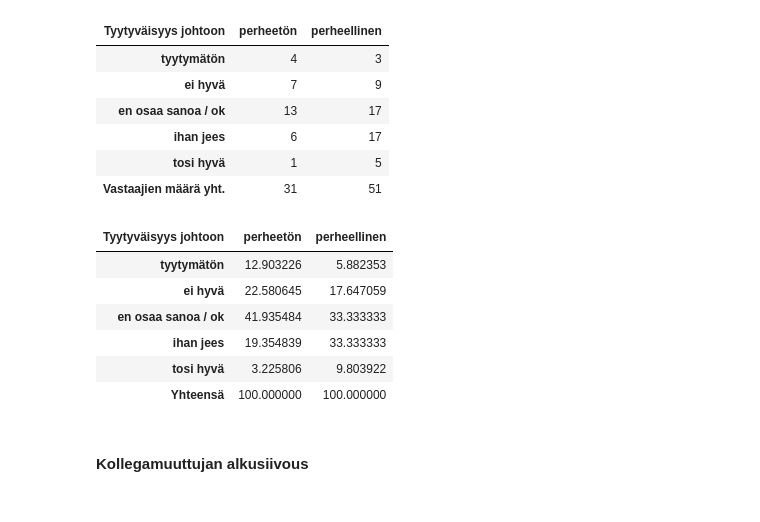
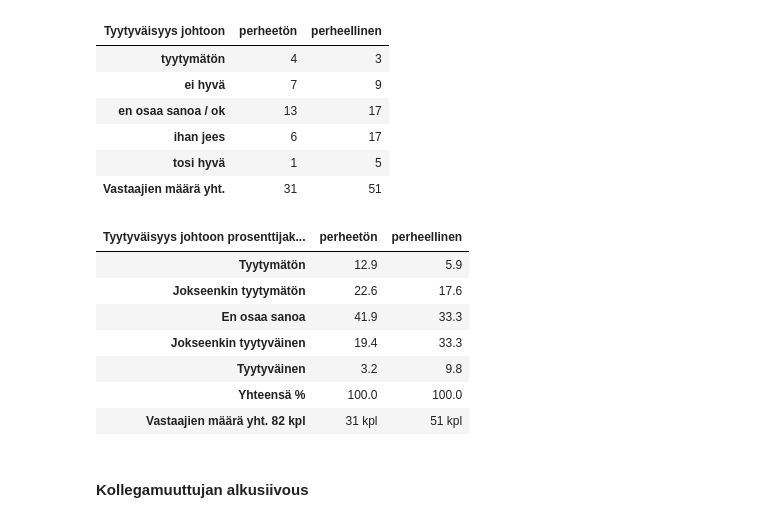
Before and after one commit to Hildura/Tiedonk-sittely-Pytjonilla-Ryhm-5, a Jupyter notebook: Projekti/Analyzing_WorkPlaceSatisfactionSurveyData.ipynb, the cells around one changed output. Cells and saved outputs as stored; diff of their text form; code cells hidden in the pictures.

```diff
--- a/Projekti/Analyzing_WorkPlaceSatisfactionSurveyData.ipynb
+++ b/Projekti/Analyzing_WorkPlaceSatisfactionSurveyData.ipynb
@@ -275,20 +277,23 @@ df_perhe_johto
 # %%
 # taulukko prosentteina
 
 df_perhe_johto = pd.crosstab(df['sat_management'], df['family'], normalize = 'columns') * 100
-df_perhe_johto.index= ['tyytymätön', 'ei hyvä', 'en osaa sanoa / ok', 'ihan jees', 'tosi hyvä' ]
+df_perhe_johto.index= ['Tyytymätön', 'Jokseenkin tyytymätön', 'En osaa sanoa', 'Jokseenkin tyytyväinen', 'Tyytyväinen' ]
 df_perhe_johto.columns = ['perheetön', 'perheellinen']
-df_perhe_johto.columns.name='Tyytyväisyys johtoon'
-df_perhe_johto.loc['Yhteensä'] = df_perhe_johto.sum()
+df_perhe_johto.columns.name='Tyytyväisyys johtoon prosenttijakauma'
+df_perhe_johto.loc['Yhteensä %'] = df_perhe_johto.sum()
+df_perhe_johto = df_perhe_johto.round(1)
+df_perhe_johto.loc['Vastaajien määrä yht. 82 kpl'] = '31 kpl', '51 kpl'
 df_perhe_johto
 # %% [output]
-| Tyytyväisyys johtoon | perheetön | perheellinen |
-| tyytymätön | 12.903226 | 5.882353 |
-| ei hyvä | 22.580645 | 17.647059 |
-| en osaa sanoa / ok | 41.935484 | 33.333333 |
-| ihan jees | 19.354839 | 33.333333 |
-| tosi hyvä | 3.225806 | 9.803922 |
-| Yhteensä | 100.000000 | 100.000000 |
+| Tyytyväisyys johtoon prosenttijak... | perheetön | perheellinen |
+| Tyytymätön | 12.9 | 5.9 |
+| Jokseenkin tyytymätön | 22.6 | 17.6 |
+| En osaa sanoa | 41.9 | 33.3 |
+| Jokseenkin tyytyväinen | 19.4 | 33.3 |
+| Tyytyväinen | 3.2 | 9.8 |
+| Yhteensä % | 100.0 | 100.0 |
+| Vastaajien määrä yht. 82 kpl | 31 kpl | 51 kpl |
 # %% [markdown]
 #### Kollegamuuttujan alkusiivous
 # %%
```
Also changed, not shown: parts of 8 cells of this notebook.
